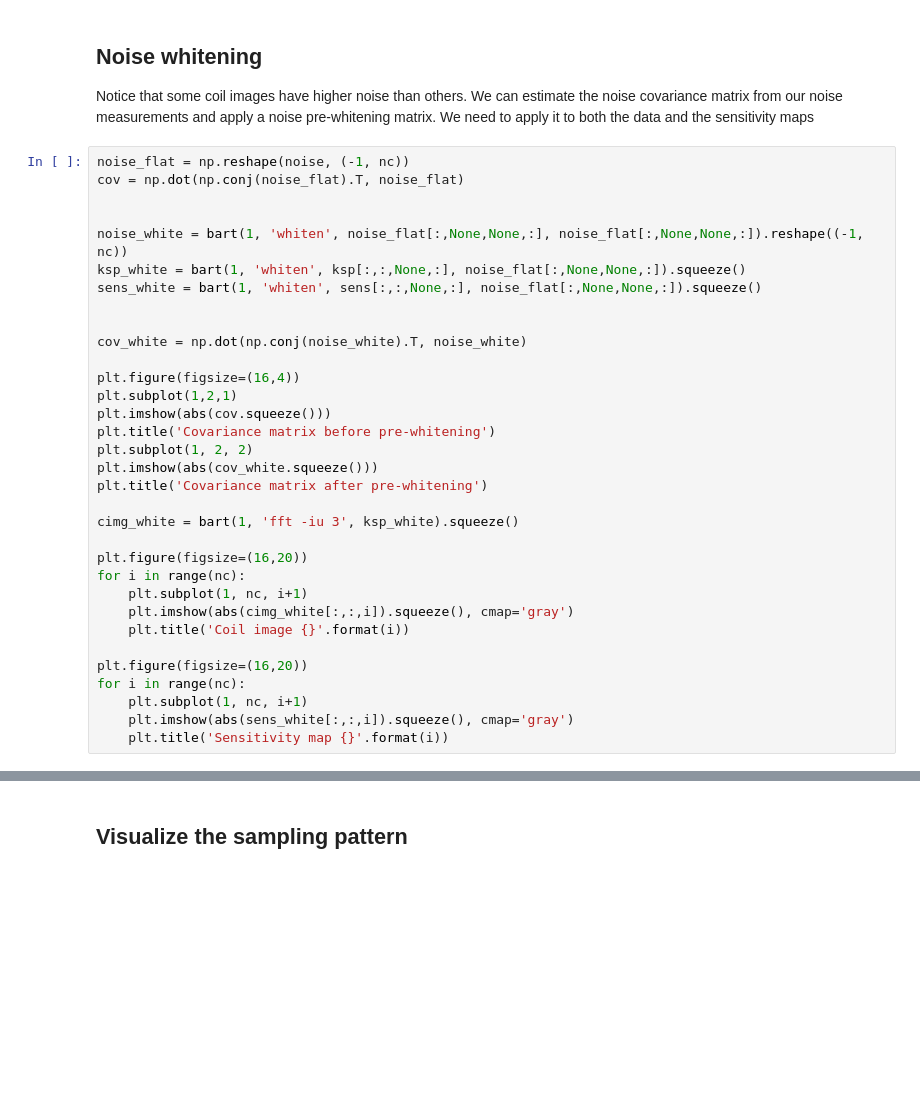
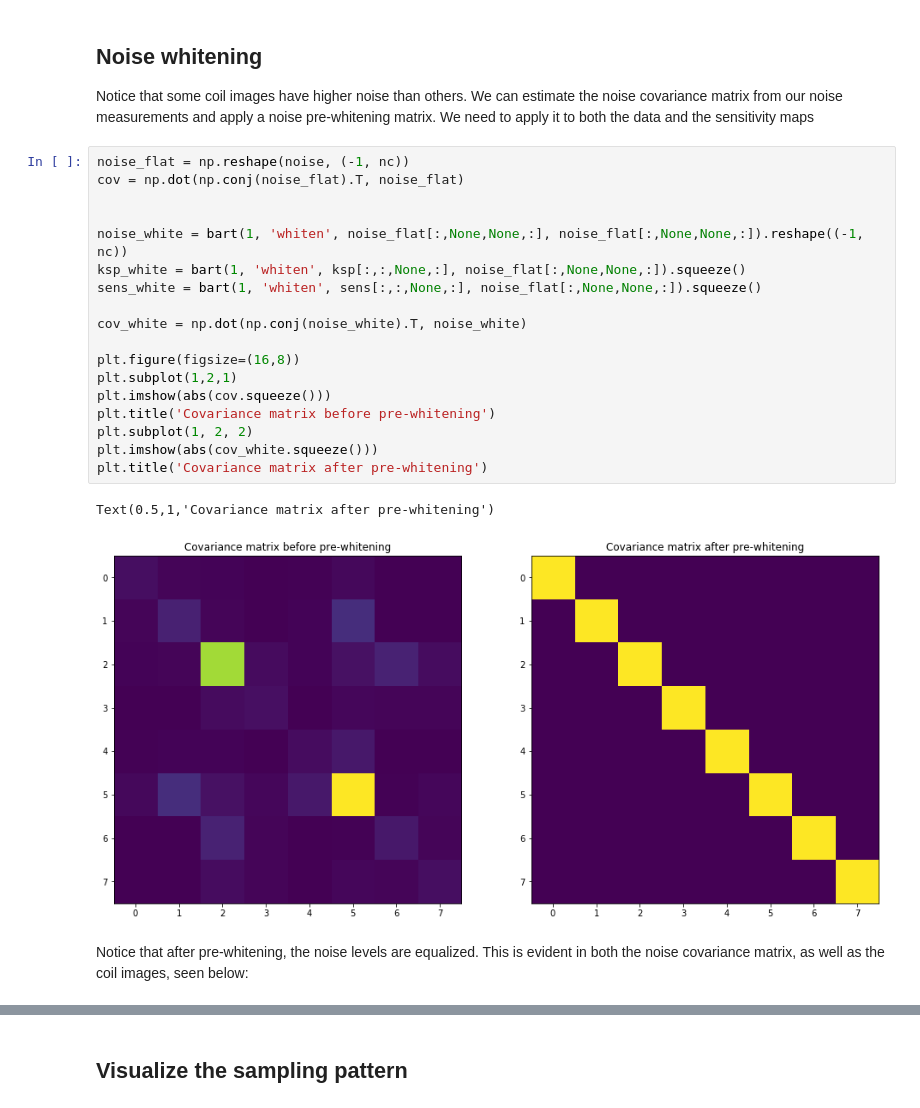
Before and after one commit to mrirecon/bart-workshop, a Jupyter notebook: demos/gfactor-demo/gfactor-demo-real_data.ipynb, the cells around one changed output, grey strips where cells are left out. Cells and saved outputs as stored; diff of their text form; blank space fills up the shorter version.

```diff
--- a/demos/gfactor-demo/gfactor-demo-real_data.ipynb
+++ b/demos/gfactor-demo/gfactor-demo-real_data.ipynb
@@ -80,33 +96,23 @@ Notice that some coil images have higher noise than others. We can estimate the
 # %%
 noise_flat = np.reshape(noise, (-1, nc))
 cov = np.dot(np.conj(noise_flat).T, noise_flat)
 
 
 noise_white = bart(1, 'whiten', noise_flat[:,None,None,:], noise_flat[:,None,None,:]).reshape((-1, nc))
 ksp_white = bart(1, 'whiten', ksp[:,:,None,:], noise_flat[:,None,None,:]).squeeze()
 sens_white = bart(1, 'whiten', sens[:,:,None,:], noise_flat[:,None,None,:]).squeeze()
 
-
 cov_white = np.dot(np.conj(noise_white).T, noise_white)
 
-plt.figure(figsize=(16,4))
+plt.figure(figsize=(16,8))
 plt.subplot(1,2,1)
 plt.imshow(abs(cov.squeeze()))
 plt.title('Covariance matrix before pre-whitening')
 plt.subplot(1, 2, 2)
 plt.imshow(abs(cov_white.squeeze()))
 plt.title('Covariance matrix after pre-whitening')
-
-cimg_white = bart(1, 'fft -iu 3', ksp_white).squeeze()
-
-plt.figure(figsize=(16,20))
-for i in range(nc):
-    plt.subplot(1, nc, i+1)
-    plt.imshow(abs(cimg_white[:,:,i]).squeeze(), cmap='gray')
-    plt.title('Coil image {}'.format(i))
-
-plt.figure(figsize=(16,20))
-for i in range(nc):
-    plt.subplot(1, nc, i+1)
-    plt.imshow(abs(sens_white[:,:,i]).squeeze(), cmap='gray')
-    plt.title('Sensitivity map {}'.format(i))
+# %% [output]
+Text(0.5,1,'Covariance matrix after pre-whitening')
+[figure, added]
+# %% [markdown]
+Notice that after pre-whitening, the noise levels are equalized. This is evident in both the noise covariance matrix, as well as the coil images, seen below:
```
Also changed, not shown: parts of 16 cells of this notebook, 14 other files.
